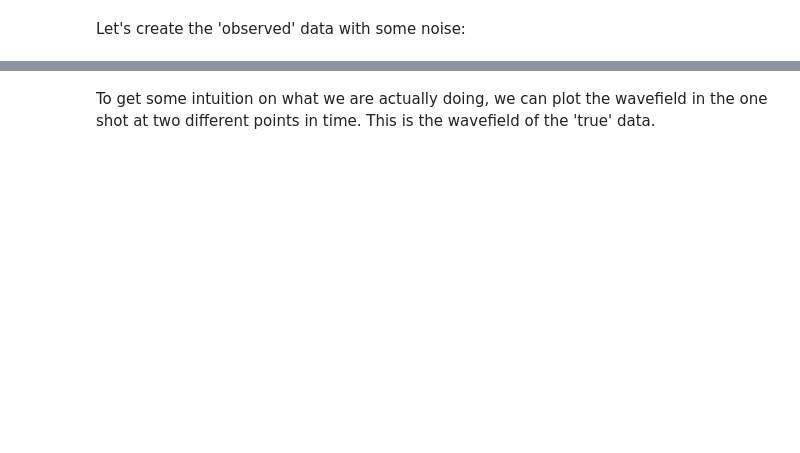
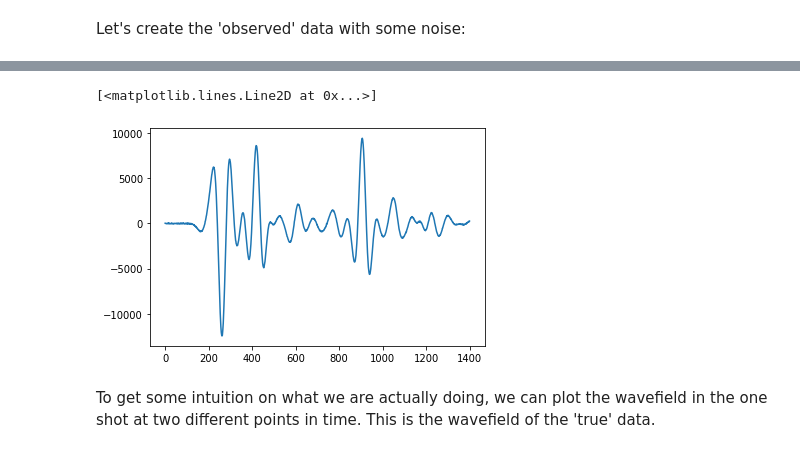
Before and after one commit to larsgeb/hmclab, a Jupyter notebook: notebooks/examples/Probabilistic Elastic FWI.ipynb, the cells around one changed output, grey strips where cells are left out. Saved outputs shown, nothing was run; the diff lists cells and outputs as text; code cells hidden in the pictures; blank space fills up the shorter version.

```diff
--- a/notebooks/examples/Probabilistic Elastic FWI.ipynb
+++ b/notebooks/examples/Probabilistic Elastic FWI.ipynb
@@ -118,3 +137,8 @@ fdModel.plot_data(data=(ux_obs, uz_obs), exagerration=1)
+# %%
+plt.plot(ux_obs[0,0,:])
+# %% [output]
+[<matplotlib.lines.Line2D at 0x...>]
+[figure, added]
 # %% [markdown]
 To get some intuition on what we are actually doing, we can plot the wavefield in the one shot at two different points in time. This is the wavefield of the 'true' data.
 # %%
```
Also changed, not shown: parts of 27 cells of this notebook, 5 other files.
